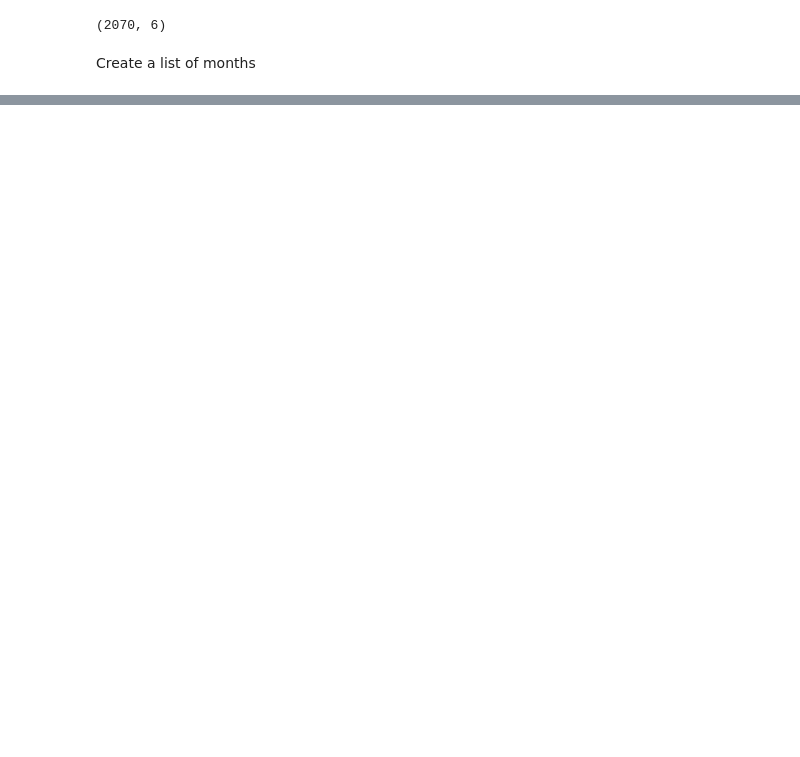
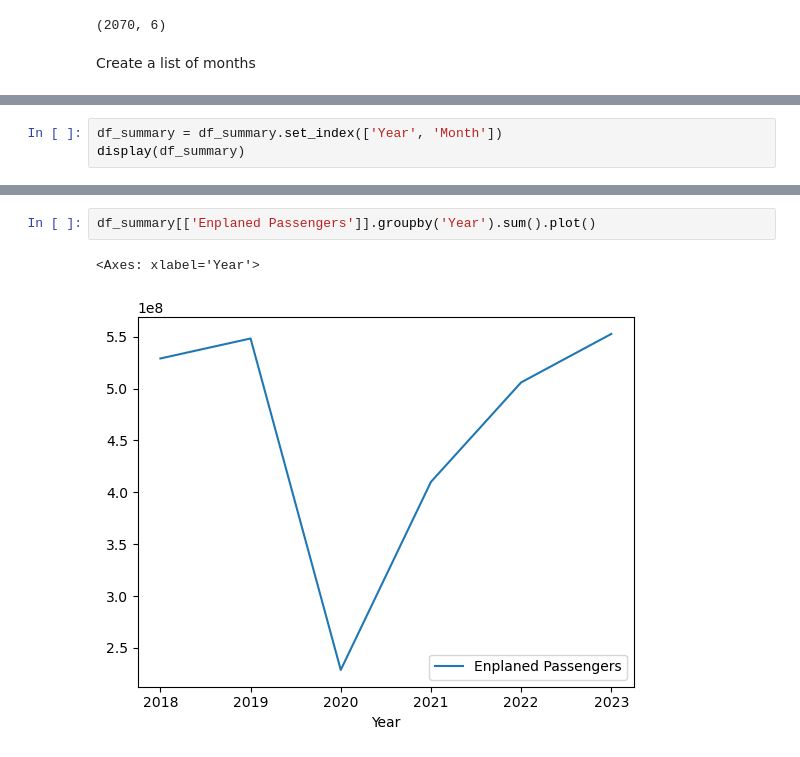
Before and after one commit to silas-ph/Group_6_EDA, a Jupyter notebook: p1_flight_data_analysis.ipynb, the cells around one changed output, grey strips where cells are left out. Cells and saved outputs as stored; diff of their text form; blank space fills up the shorter version.

Commit message:
First visualizations

```diff
--- a/p1_flight_data_analysis.ipynb
+++ b/p1_flight_data_analysis.ipynb
@@ -840,3 +884,6 @@ display(df_summary.tail())
 | 2157 | 2023 | 12 | SFO | 11289 | 15.41 | 38 | 0.336611 | ... |
 | 2158 | 2023 | 12 | SLC | 9361 | 9.07 | 16 | 0.170922 | ... |
 | 2159 | 2023 | 12 | TPA | 7261 | 13.81 | 25 | 0.344305 | ... |
+# %%
+df_summary = df_summary.set_index(['Year', 'Month'])
+display(df_summary)
@@ -842,0 +905,5 @@ display(df_summary.tail())
+# %%
+df_summary[['Enplaned Passengers']].groupby('Year').sum().plot()
+# %% [output]
+<Axes: xlabel='Year'>
+[figure, added]
```
Also changed, not shown: parts of 10 cells of this notebook.
